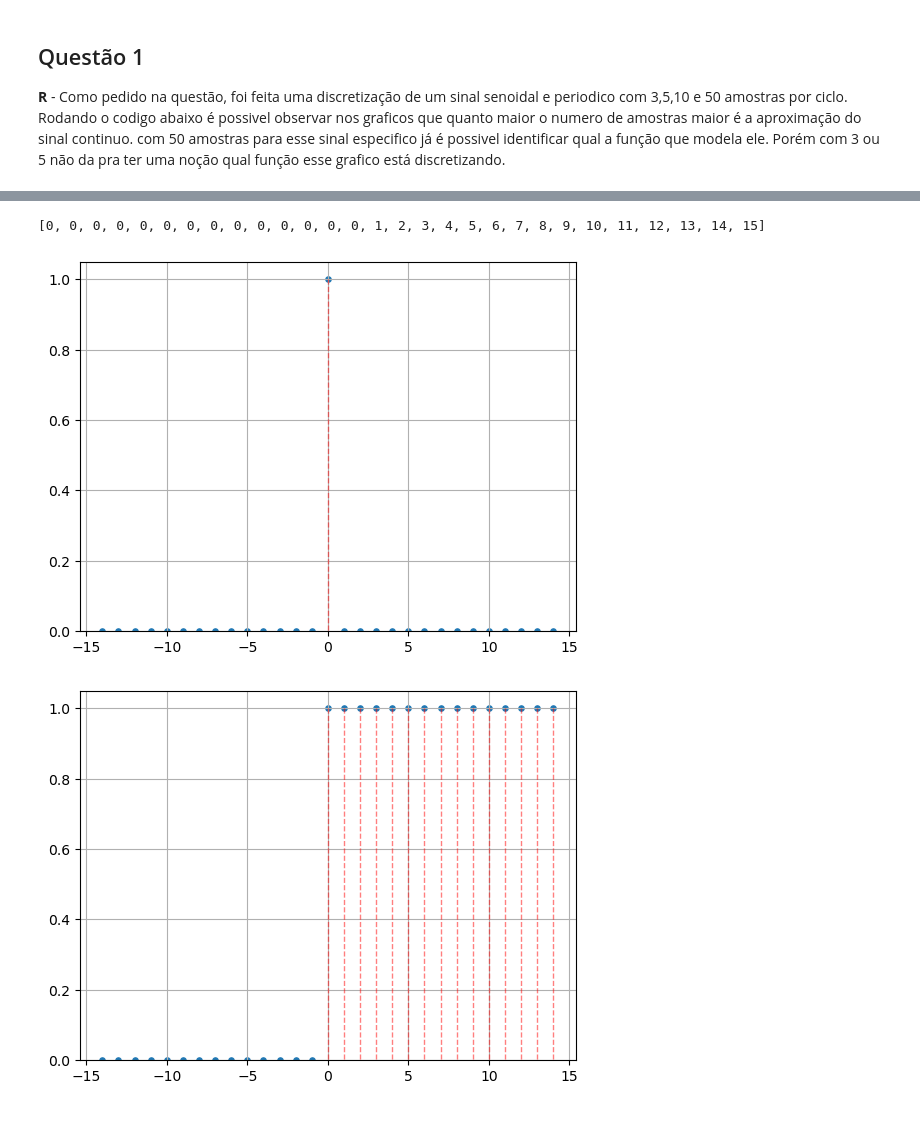
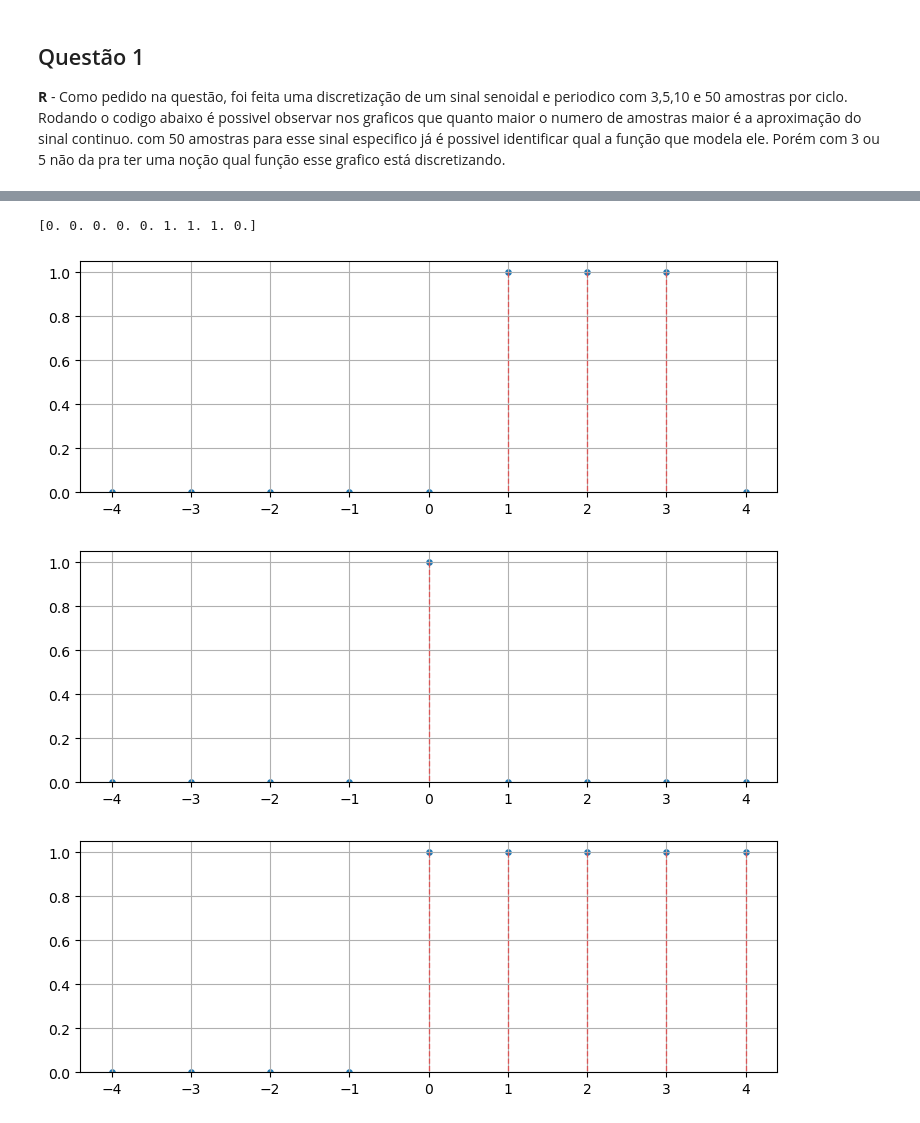
Before and after one commit to abrxao/faculdade, a Jupyter notebook: semestre_4/sinais_e_sistemas/atividade_1.ipynb, the cells around one changed output, grey strips where cells are left out. Saved outputs shown, nothing was run; the diff lists cells and outputs as text; code cells hidden in the pictures.

```diff
--- a/semestre_4/sinais_e_sistemas/atividade_1.ipynb
+++ b/semestre_4/sinais_e_sistemas/atividade_1.ipynb
@@ -62,6 +62,5 @@ for tuple in v_abc:
 # %%
-y.clear()
-frequencias_w = [.4*pi, pi, 2*pi]
+frequencias_w = [.2*pi, pi, 2*pi]
 amostras = 30
 j = complex(0,1)
 for w in frequencias_w:
@@ -85,45 +84,58 @@ def degrau_unit_idpnt(n_amostras):
     return y
 
 def degrau_from_impulso(impulso):
     s = 0
     y = []
     for elem in impulso:
         s += elem
         y.append(s)
     return y
 
 def impulso_from_degrau(degrau):
-    s = 0
-    elem_anterior = 0
-    y = []
-    for i in range(degrau):
-        y.append(degrau[i+1]-degrau[i])
-    print(y)
+    return np.diff(degrau)
 
-n_amostras = 30
+def onda_from_impulso(impulso,passos, delay):
+    onda = np.zeros(len(impulso))
+    for i in range(len(impulso)):
+        if impulso[i] == 1: onda[i+delay:i+passos+delay]=passos*[1]
+    print(onda)
+    return onda
+
+
+n_amostras = 10
 x = [index for index in range(-n_amostras//2 + 1,n_amostras//2)]
 y_impulso = impulso_unit_idpnt(n_amostras)
+onda = onda_from_impulso(y_impulso, 3,1)
+y_degrau = degrau_from_impulso(y_impulso)
 
-y_degrau = degrau_from_impulso(y_impulso)
-impulso_from_degrau(y_degrau)
+plt.figure(figsize=(9,3))
+plt.scatter(x,onda, s=14)
+plt.ylim(0,1.05)
+for i in range(len(x)):
+    plt.plot([x[i], x[i]], [onda[i], 0], color='r', linewidth=1, linestyle='--', alpha=0.5)
+plt.grid(True)
+plt.show()
 
+plt.figure(figsize=(9,3))
 plt.scatter(x,y_impulso, s=14)
 plt.ylim(0,1.05)
 for i in range(len(x)):
     plt.plot([x[i], x[i]], [y_impulso[i], 0], color='r', linewidth=1, linestyle='--', alpha=0.5)
 plt.grid(True)
 plt.show()
 
+plt.figure(figsize=(9,3))
 plt.scatter(x,y_degrau, s=14)
 plt.ylim(0,1.05)
 for i in range(len(x)):
     plt.plot([x[i], x[i]], [y_degrau[i], 0], color='r', linewidth=1, linestyle='--', alpha=0.5)
 plt.grid(True)
 plt.show()
 # %% [output]
-[0, 0, 0, 0, 0, 0, 0, 0, 0, 0, 0, 0, 0, 0, 1, 2, 3, 4, 5, 6, 7, 8, 9, 10, 11, 12, 13, 14, 15]
+[0. 0. 0. 0. 0. 1. 1. 1. 0.]
-[figure, old version]
+[figure, new version]
-[figure, old version]
+[figure, new version]
+[figure, added]
 # %%
 from IPython.display import display
 from PIL import Image
```
Also changed, not shown: parts of 4 cells of this notebook.
